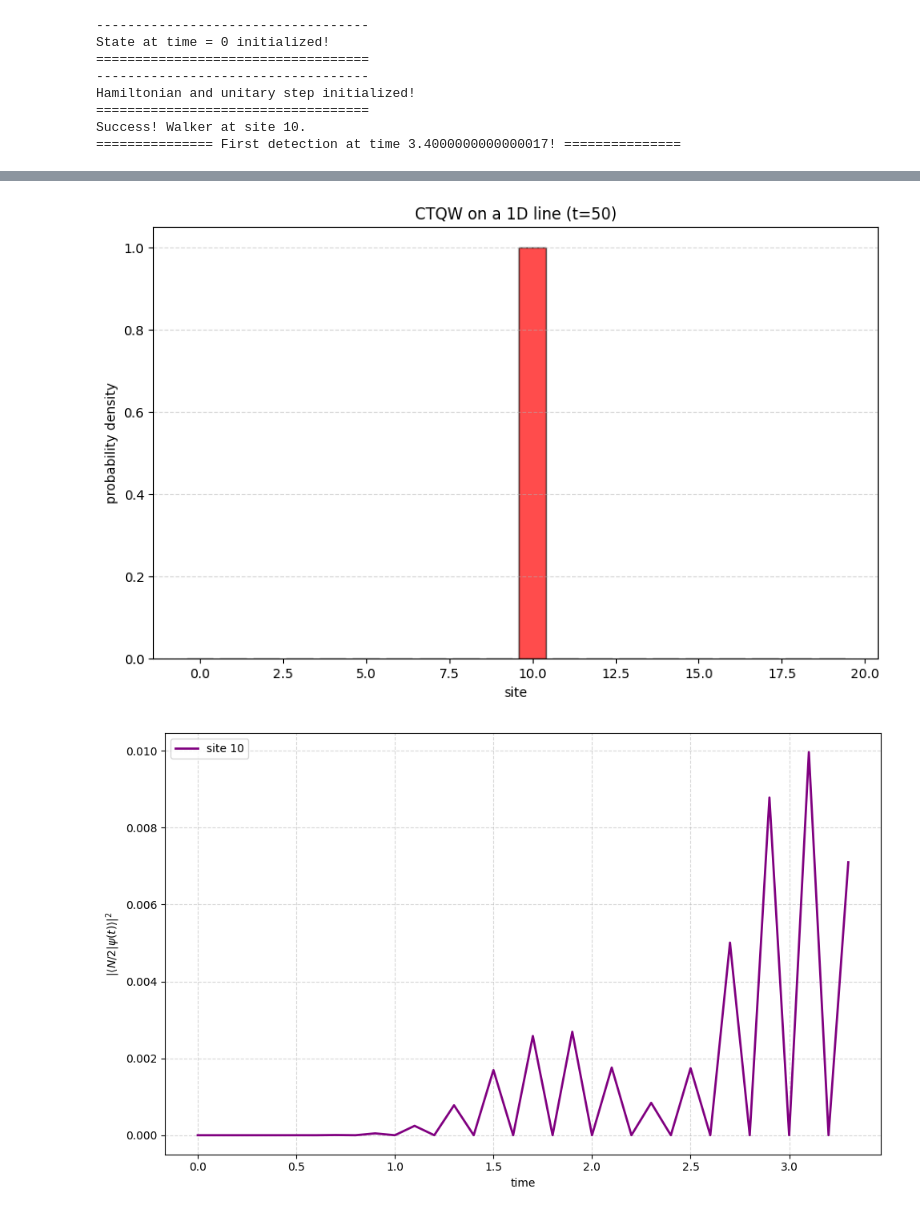
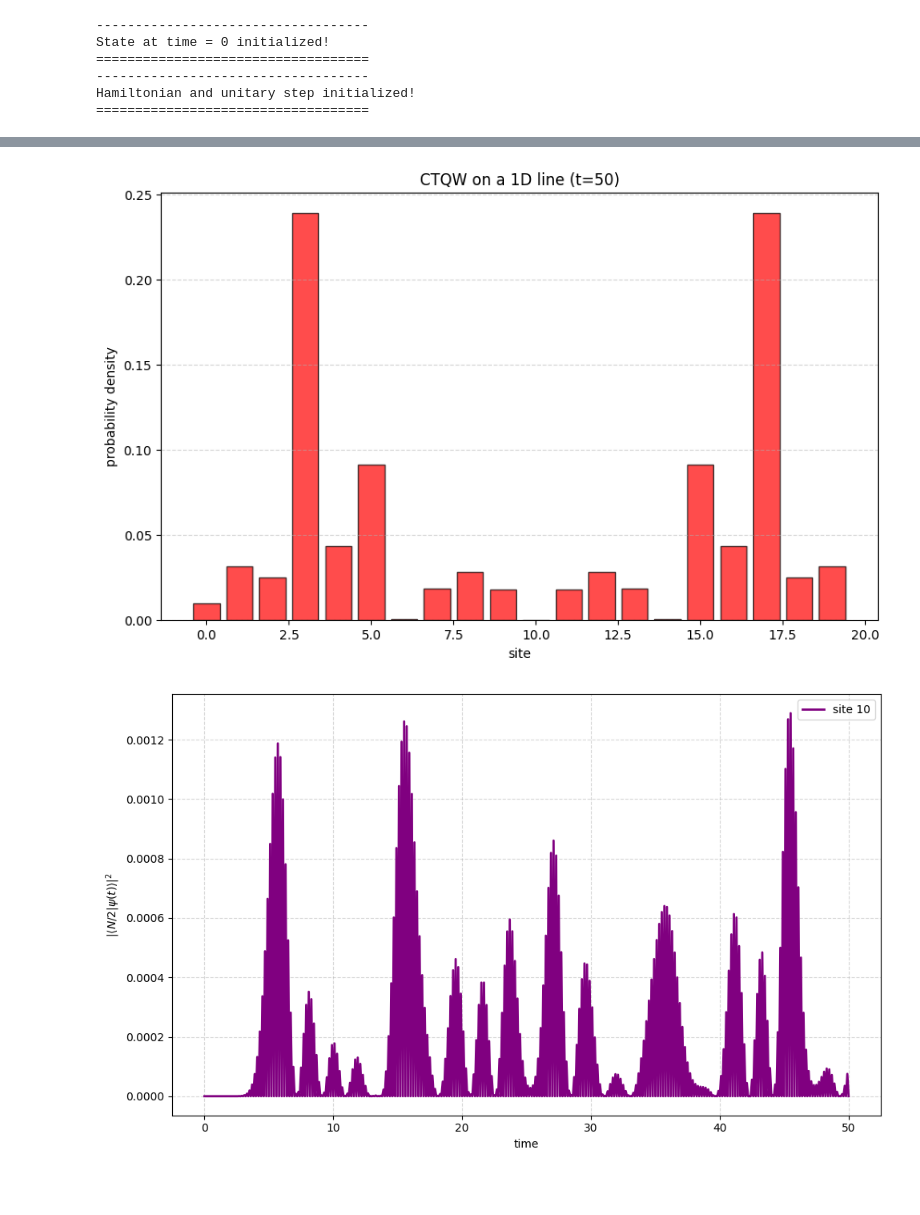
Before and after one commit to Carini108/thesis_PBC, a Jupyter notebook: Desktop/tesi_PBC/05_stopping_algorithm.ipynb, the cells around one changed output, grey strips where cells are left out. Drawn from its saved outputs; the diff is of its cells as text; code cells hidden in the pictures; blank space fills up the shorter version.

```diff
--- a/Desktop/tesi_PBC/05_stopping_algorithm.ipynb
+++ b/Desktop/tesi_PBC/05_stopping_algorithm.ipynb
@@ -4,7 +4,7 @@ import matplotlib.pyplot as plt # for plotting
 from scipy.linalg import expm # this we need for the time evolution operator
 
 
-########################################## PROJECTIVE MEASUREMENT FUNCTION
+########################################## PROJECTIVE MEASUREMENT FUNCTION (PVM)
 
 import random
 random.seed(13) # for reproducibility
@@ -12,7 +12,7 @@ random.seed(13) # for reproducibility
 def on_site_PVM(state, target_site):
 
     # prepare probability to extract outcome and 'blank' state to write the result
-    prob_success = np.abs(state[target_site]) ** 2
+    prob_success = np.abs(state[target_site]) ** 2 # this is |<i|psi>|^2
     collapsed_state = np.zeros_like(state) # that is, np.zeros(len(psi), dtype=psi.dtype)
     detection_successful = False
 
@@ -87,7 +87,7 @@ number_of_detections = 0
 num_sites = 20
 on_site_energy = 0.0
 gamma_1 = 1.0
-gamma_2 = 1.0
+gamma_2 = 0.0
 phi_1 = np.pi/4.0
 phi_2 = np.pi/6.0
 phase_1 = np.exp(1j * phi_1)
@@ -237,5 +237,3 @@ State at time = 0 initialized!
 -----------------------------------
 Hamiltonian and unitary step initialized!
 ===================================
-Success! Walker at site 10.
-=============== First detection at time 3.4000000000000017! ===============
@@ -243,2 +241,2 @@ Success! Walker at site 10.
-[figure, old version]
+[figure, new version]
-[figure, old version]
+[figure, new version]
```
Also changed, not shown: parts of 1 cell of this notebook, 10 other files.
